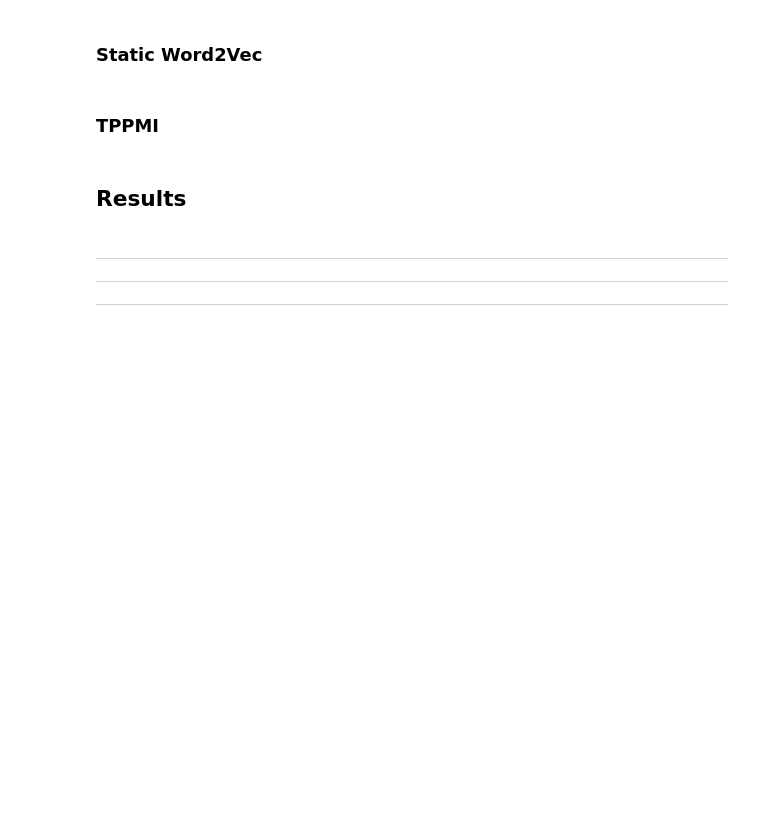
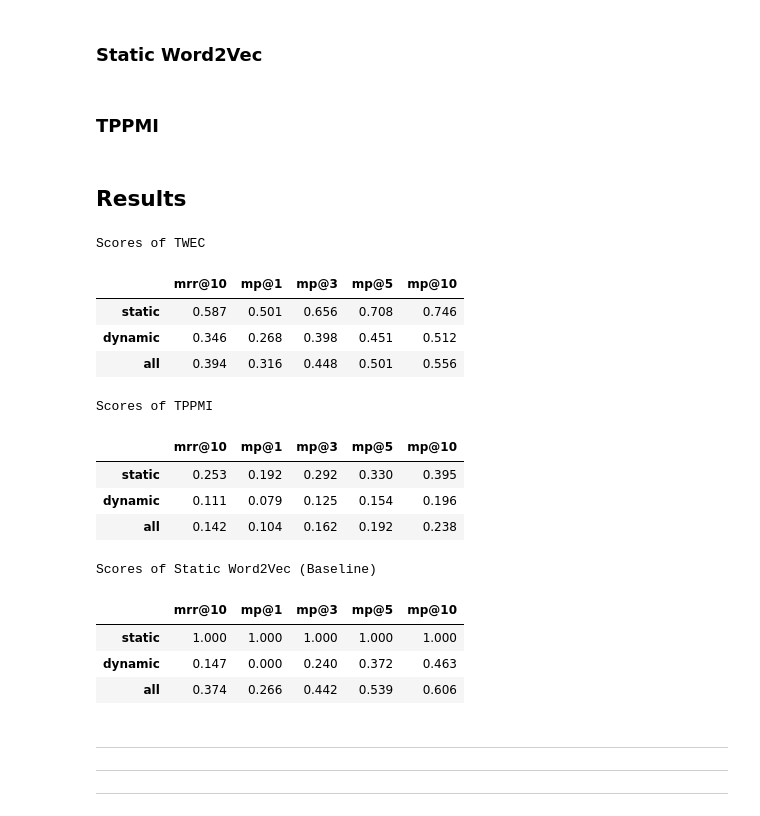
Before and after one commit to FlackoJodye1/temporal-word-embeddings, a Jupyter notebook: notebooks/analysis-quantitative/reproduction-twec-results.ipynb, the cells around one changed output. Saved outputs shown, nothing was run; the diff lists cells and outputs as text; code cells hidden in the pictures; blank space fills up the shorter version.

Commit message:
Implement experiment setup for TPPMI in the categories Static/Dynamic/All

```diff
--- a/notebooks/analysis-quantitative/reproduction-twec-results.ipynb
+++ b/notebooks/analysis-quantitative/reproduction-twec-results.ipynb
@@ -290,10 +229,13 @@ list_of_types = ["static", "dynamic", "all"]
 
 list_of_data_cade = [[similarities_cade_static, test_data_1_static],
                      [similarities_cade_dynamic, test_data_1_dynamic], [similarities_cade_all, test_data_1_all]]
+list_of_data_tppmi = [[similarities_tppmi_static, test_data_1_static],
+                       [similarities_tppmi_dynamic, test_data_1_dynamic], [similarities_tppmi_all, test_data_1_all]]
 list_of_data_static = [[similarities_static_static, test_data_1_static],
                        [similarities_static_dynamic, test_data_1_dynamic], [similarities_static_all, test_data_1_all]]
 
 config_dict_cade = {key: value for key, value in zip(list_of_types, list_of_data_cade)}
+config_dict_tppmi = {key: value for key, value in zip(list_of_types, list_of_data_tppmi)}
 config_dict_static = {key: value for key, value in zip(list_of_types, list_of_data_static)}
 
 scores_cade = {key: dict() for key in list_of_types}
@@ -316,8 +258,9 @@ for key, value in tqdm(config_dict_static.items()):
     scores_static[key]["mrr@10"] = round(test_util.calculate_rank_metric_static(value[0], value[1], metric='MRR'), 3)
 # %% [markdown]
 ### TPPMI
-# %%
-scores_tppmi["all"]["mrr@10"] = round(test_util.calculate_rank_metric_static(similarities_tppmi_all, test_data_1_all, metric='MRR'), 3)
+# %%
+for key, value in tqdm(config_dict_tppmi.items()):
+    scores_tppmi[key]["mrr@10"] = round(test_util.calculate_rank_metric(value[0], value[1], metric='MRR'), 3)
 # %% [markdown]
 ## Mean Precision (@K)
 
@@ -339,21 +282,38 @@ for key, value in tqdm(config_dict_static.items()):
 # %% [markdown]
 ### TPPMI
 # %%
-for k in cutoffs:
-    score_key = f"mp@{k}"
-    scores_tppmi["all"][score_key] = round(test_util.calculate_rank_metric_static(similarities_tppmi_all, test_data_1_all, metric='MP', k=k), 3)
+for key, value in tqdm(config_dict_tppmi.items()):
+    for k in cutoffs:
+        score_key = f"mp@{k}"
+        scores_tppmi[key][score_key] = round(test_util.calculate_rank_metric(value[0], value[1], metric='MP', k=k), 3)
 # %% [markdown]
 ## Results
 # %%
 score_table_cade = pd.DataFrame(scores_cade).T
 score_table_static = pd.DataFrame(scores_static).T
-score_table_tppmi = pd.DataFrame(scores_tppmi).T
+score_table_tppmi_500 = pd.DataFrame(scores_tppmi).T
 print("Scores of TWEC")
 display(score_table_cade)
 print("Scores of TPPMI")
-display(score_table_tppmi)
+display(score_table_tppmi_500)
 print("Scores of Static Word2Vec (Baseline)")
 display(score_table_static)
+# %% [output]
+Scores of TWEC
+|  | mrr@10 | mp@1 | mp@3 | mp@5 | mp@10 |
+| static | 0.587 | 0.501 | 0.656 | 0.708 | 0.746 |
+| dynamic | 0.346 | 0.268 | 0.398 | 0.451 | 0.512 |
+| all | 0.394 | 0.316 | 0.448 | 0.501 | 0.556 |
+Scores of TPPMI
+|  | mrr@10 | mp@1 | mp@3 | mp@5 | mp@10 |
+| static | 0.253 | 0.192 | 0.292 | 0.330 | 0.395 |
+| dynamic | 0.111 | 0.079 | 0.125 | 0.154 | 0.196 |
+| all | 0.142 | 0.104 | 0.162 | 0.192 | 0.238 |
+Scores of Static Word2Vec (Baseline)
+|  | mrr@10 | mp@1 | mp@3 | mp@5 | mp@10 |
+| static | 1.000 | 1.000 | 1.000 | 1.000 | 1.000 |
+| dynamic | 0.147 | 0.000 | 0.240 | 0.372 | 0.463 |
+| all | 0.374 | 0.266 | 0.442 | 0.539 | 0.606 |
 # %% [markdown]
 ----------------------------------------------------------------------------------------------------------------
 ----------------------------------------------------------------------------------------------------------------
```
Also changed, not shown: parts of 15 cells of this notebook, 3 other files.
